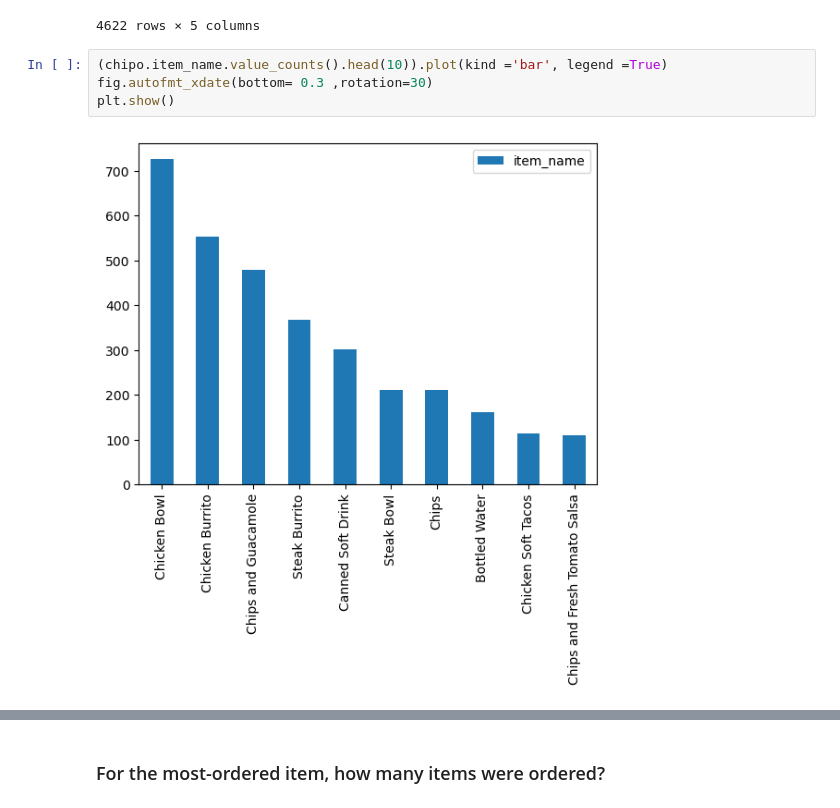
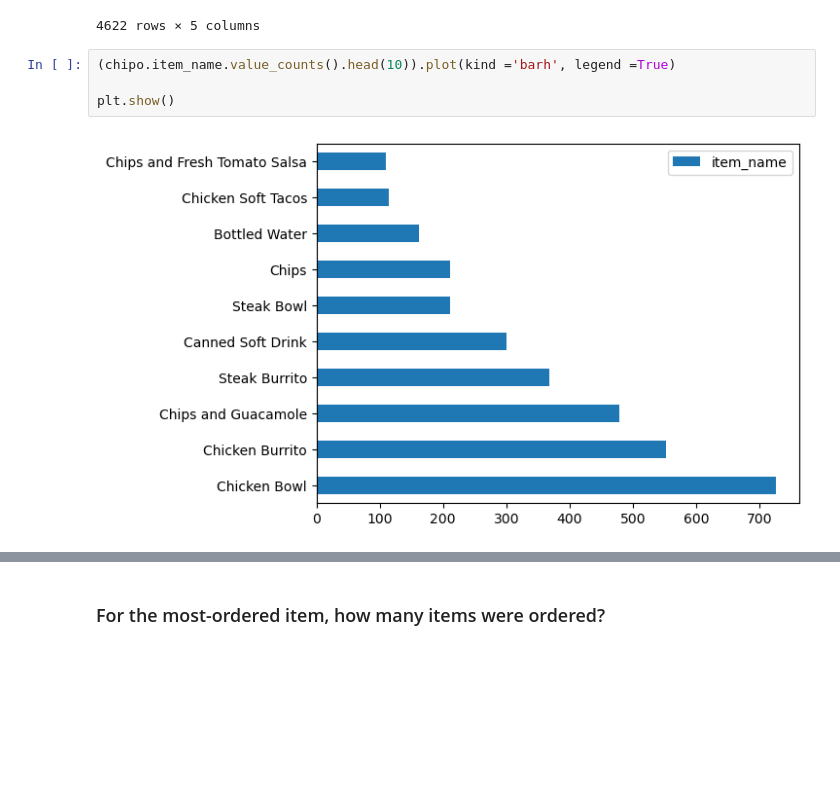
Before and after one commit to samson6702/pandas_exercises, a Jupyter notebook: 01_Getting_&_Knowing_Your_Data/Chipotle/Exercises.ipynb, the cells around one changed output, grey strips where cells are left out. Drawn from its saved outputs; the diff is of its cells as text; blank space fills up the shorter version.

```diff
--- a/01_Getting_&_Knowing_Your_Data/Chipotle/Exercises.ipynb
+++ b/01_Getting_&_Knowing_Your_Data/Chipotle/Exercises.ipynb
@@ -109,9 +109,9 @@ quantity_df
 | 3598 | 1443 | 15 | Chips and Fresh Tomato Salsa | NaN | $44.25 |
 4622 rows × 5 columns
 # %%
-(chipo.item_name.value_counts().head(10)).plot(kind ='bar', legend =True)
-fig.autofmt_xdate(bottom= 0.3 ,rotation=30)
+(chipo.item_name.value_counts().head(10)).plot(kind ='barh', legend =True)
+
 plt.show()
 # %% [output]
-[figure, old version]
+[figure, new version]
 # %%
```
Also changed, not shown: parts of 3 cells of this notebook, 13 other files.
